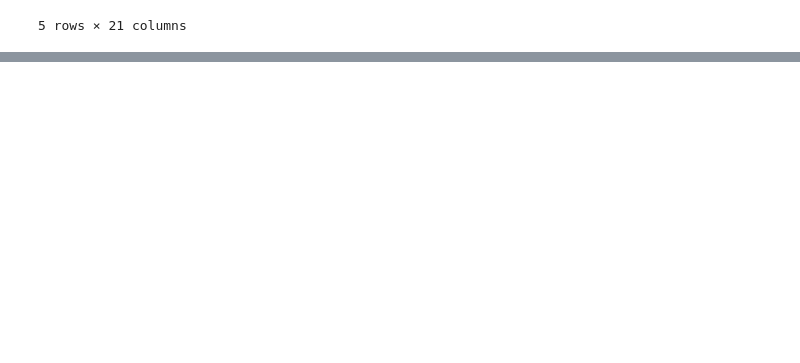
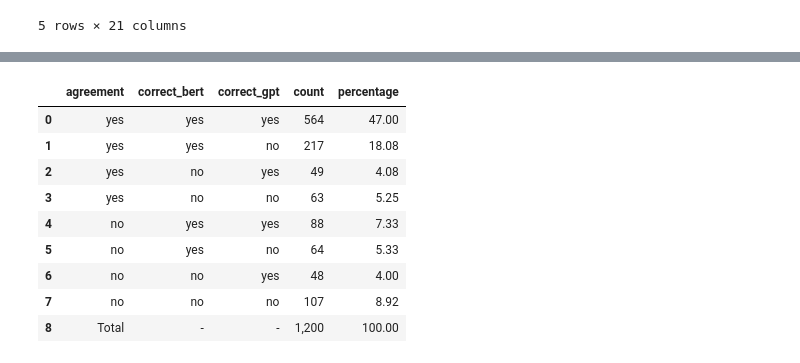
Before and after one commit to Marco-Consoloni/patent-sentence-classification, a Jupyter notebook: evaluate.ipynb, the cells around one changed output, grey strips where cells are left out. Saved outputs shown, nothing was run; the diff lists cells and outputs as text; code cells hidden in the pictures; blank space fills up the shorter version.

Commit message:
add agreement table

```diff
--- a/evaluate.ipynb
+++ b/evaluate.ipynb
@@ -549,0 +534,18 @@ df_results
+# %%
+df_agree = pd.read_excel("/home/fantoni/patent-sentence-classification/data/1200_agreement_All.xlsx", usecols=['sent_id', 'sent', 'sent_tag_mc', 'sent_tag_ml', 'agreement', ])
+df_gpt = pd.read_excel("/home/fantoni/patent-sentence-classification/results/prompting/gpt-4o_prompt_3.xlsx", usecols=['sent_id', 'predicted_tag'])
+df_bert = pd.read_excel("/home/fantoni/patent-sentence-classification/results/finetuning/bert-for-patents-train-10-4.xlsx", usecols=['sent_id', 'probabilities', 'predicted_tag'])
+
+df_bert = df_bert.rename(columns={'predicted_tag':  'predicted_tag_bert'})
+df_gpt = df_gpt.rename(columns={'predicted_tag':  'predicted_tag_gpt'})
+
+df = pd.merge(df_agree, df_gpt, how='inner', on='sent_id')
+df = pd.merge(df, df_bert, how='inner', on='sent_id')
+
+df['correct_gpt'] = df['sent_tag_mc'] == df['predicted_tag_gpt']
+df['correct_bert'] = df['sent_tag_mc'] == df['predicted_tag_bert']
+
+# Replace True/False with 'yes'/'no' in the relevant columns
+df[['agreement', 'correct_gpt', 'correct_bert']] = df[['agreement', 'correct_gpt', 'correct_bert']].replace({True: 'yes', False: 'no'})
+
+df
@@ -549,0 +566,37 @@ df_results
+# %%
+# Group by 'agreement', 'correct_bert', and 'correct_gpt', then count
+grouped = df.groupby(['agreement', 'correct_bert', 'correct_gpt']).size().reset_index(name='count')
+grouped['percentage'] = (grouped['count'] / len(df)) * 100  # Keep as float for now
+
+# Sort the DataFrame
+grouped_df = grouped.sort_values(by=['agreement', 'correct_bert', 'correct_gpt'], ascending=False)
+
+
+# Create total row as DataFrame
+total_row = pd.DataFrame([{
+    'agreement': 'Total',
+    'correct_bert': '-',
+    'correct_gpt': '-',
+    'count': grouped['count'].sum(),
+    'percentage': grouped['percentage'].sum()
+}])
+
+# Concatenate the total row
+grouped_df = pd.concat([grouped_df, total_row], ignore_index=True)
+
+# Format columns
+grouped_df['percentage'] = grouped_df['percentage'].map(lambda x: f"{x:.2f}" if pd.notnull(x) else '-')
+grouped_df['count'] = grouped_df['count'].map(lambda x: f"{x:,}" if pd.notnull(x) else '-')
+grouped_df.to_excel('/home/fantoni/patent-sentence-classification/results/tables/class_agreement.xlsx', index=False)
+grouped_df
+# %% [output]
+|  | agreement | correct_bert | correct_gpt | count | percentage |
+| 0 | yes | yes | yes | 564 | 47.00 |
+| 1 | yes | yes | no | 217 | 18.08 |
+| 2 | yes | no | yes | 49 | 4.08 |
+| 3 | yes | no | no | 63 | 5.25 |
+| 4 | no | yes | yes | 88 | 7.33 |
+| 5 | no | yes | no | 64 | 5.33 |
+| 6 | no | no | yes | 48 | 4.00 |
+| 7 | no | no | no | 107 | 8.92 |
+| 8 | Total | - | - | 1,200 | 100.00 |
```
Also changed, not shown: parts of 8 cells of this notebook.
